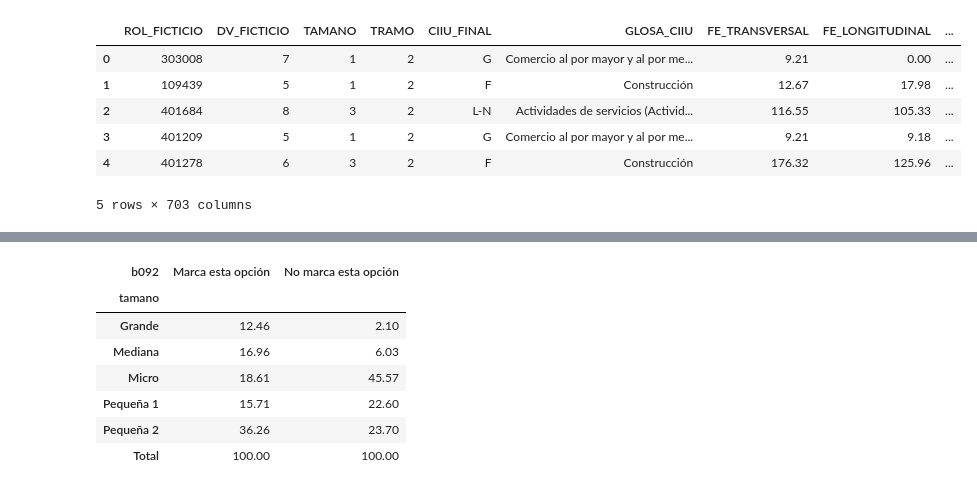
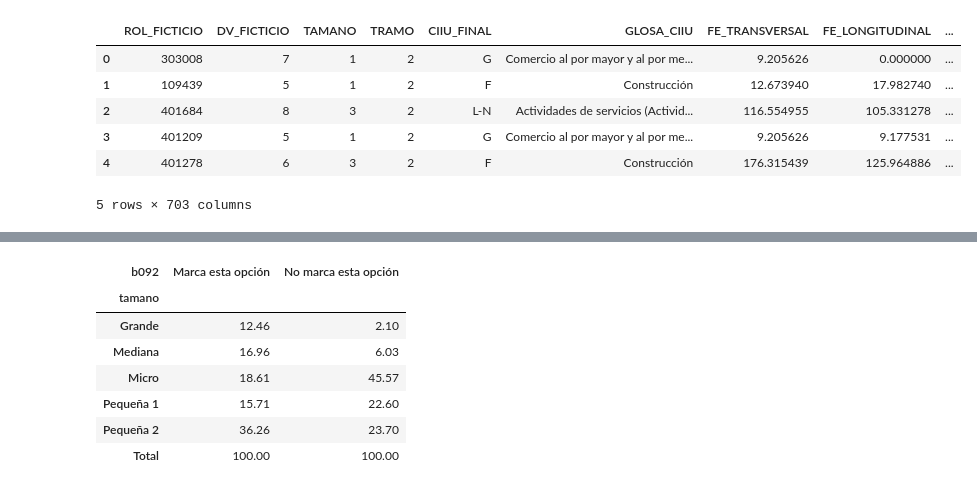
Before and after one commit to tomasleale/ele7, a Jupyter notebook: ele7.ipynb, the cells around one changed output, grey strips where cells are left out. Drawn from its saved outputs; the diff is of its cells as text; code cells hidden in the pictures.

```diff
--- a/ele7.ipynb
+++ b/ele7.ipynb
@@ -10,17 +7,19 @@ import os
 # %%
 df = pd.read_csv(
     '/Users/tomas/GitHub/ele7/data/ele7.csv',
     sep=';',          # ajusta según tu separador
-    decimal=','       # indica que la coma es separador decimal
+    decimal=',',      # indica que la coma es separador decimal
+    low_memory=False
 )
-df.head()
+if isinstance(df, pd.DataFrame):
+    df.head()
 # %% [output]
 |  | ROL_FICTICIO | DV_FICTICIO | TAMANO | TRAMO | CIIU_FINAL | GLOSA_CIIU | FE_TRANSVERSAL | FE_LONGITUDINAL | ... |
-| 0 | 303008 | 7 | 1 | 2 | G | Comercio al por mayor y al por me... | 9.21 | 0.00 | ... |
-| 1 | 109439 | 5 | 1 | 2 | F | Construcción | 12.67 | 17.98 | ... |
-| 2 | 401684 | 8 | 3 | 2 | L-N | Actividades de servicios (Activid... | 116.55 | 105.33 | ... |
-| 3 | 401209 | 5 | 1 | 2 | G | Comercio al por mayor y al por me... | 9.21 | 9.18 | ... |
-| 4 | 401278 | 6 | 3 | 2 | F | Construcción | 176.32 | 125.96 | ... |
+| 0 | 303008 | 7 | 1 | 2 | G | Comercio al por mayor y al por me... | 9.205626 | 0.000000 | ... |
+| 1 | 109439 | 5 | 1 | 2 | F | Construcción | 12.673940 | 17.982740 | ... |
+| 2 | 401684 | 8 | 3 | 2 | L-N | Actividades de servicios (Activid... | 116.554955 | 105.331278 | ... |
+| 3 | 401209 | 5 | 1 | 2 | G | Comercio al por mayor y al por me... | 9.205626 | 9.177531 | ... |
+| 4 | 401278 | 6 | 3 | 2 | F | Construcción | 176.315439 | 125.964886 | ... |
 5 rows × 703 columns
 # %%
 # RECODIFICACIÓN DE VARIABLES
```
Also changed, not shown: parts of 12 cells of this notebook.
